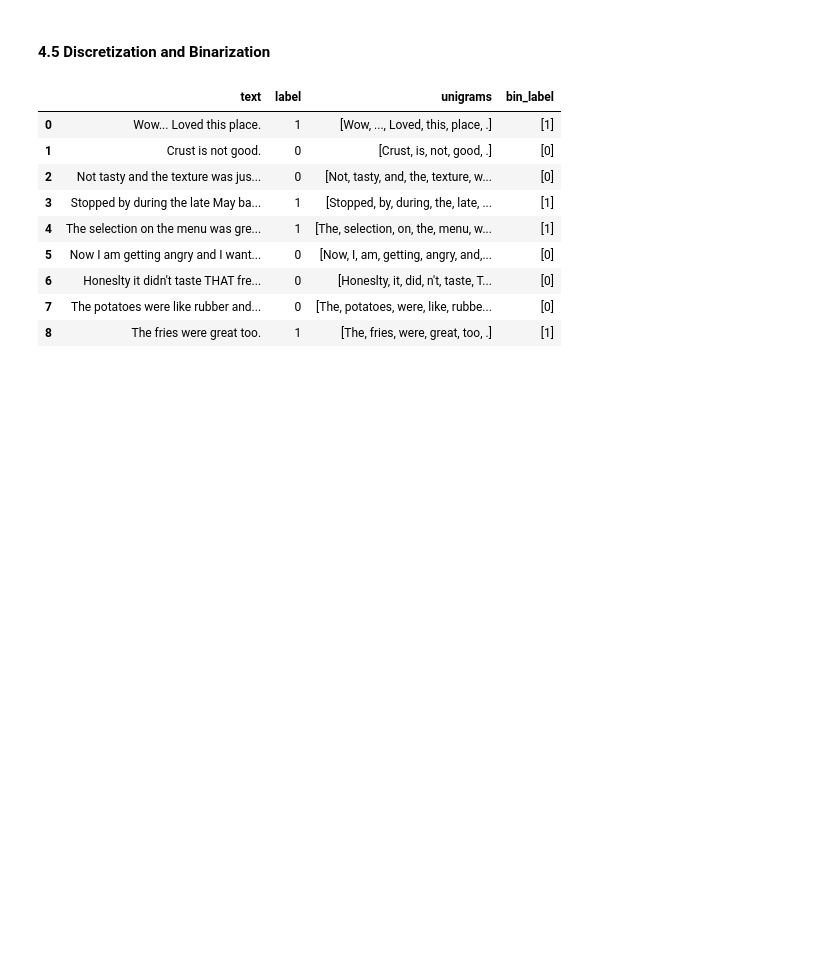
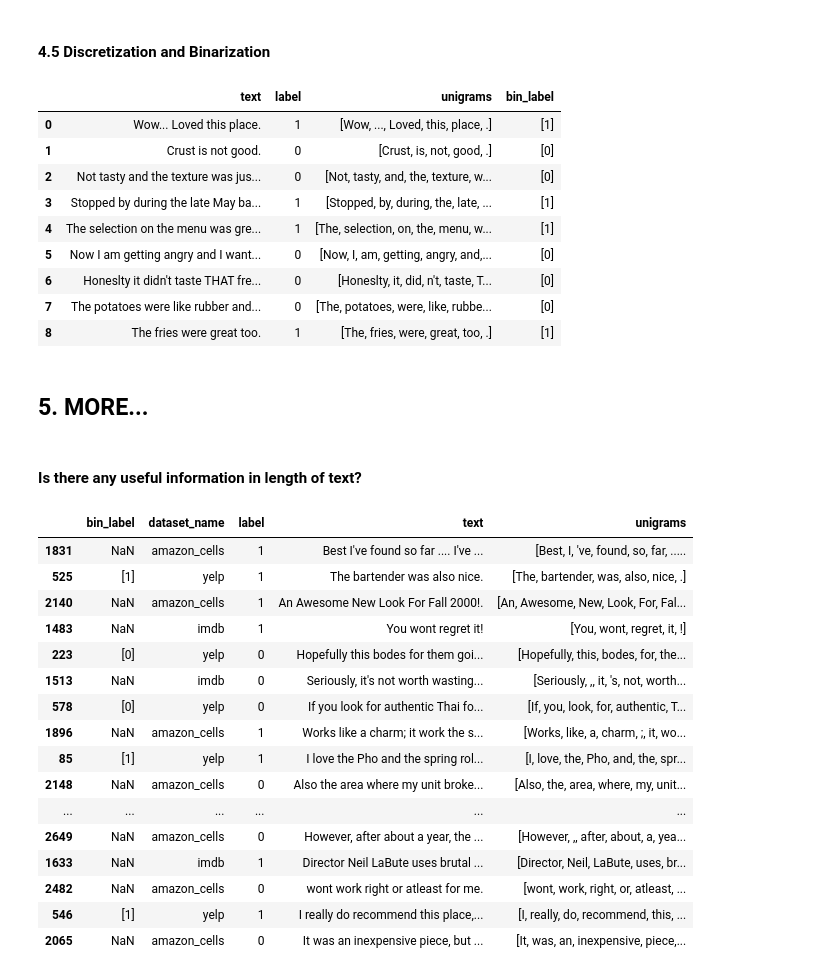
Before and after one commit to changtina/data_mining_hw_1, a Jupyter notebook: 張宜婷_106062585.ipynb, the cells around one changed output. Saved outputs shown, nothing was run; the diff lists cells and outputs as text; code cells hidden in the pictures; blank space fills up the shorter version.

```diff
--- a/張宜婷_106062585.ipynb
+++ b/張宜婷_106062585.ipynb
@@ -693,3 +693,32 @@ df[dataset_name][0:9]
 | 6 | Honeslty it didn't taste THAT fre... | 0 | [Honeslty, it, did, n't, taste, T... | [0] |
 | 7 | The potatoes were like rubber and... | 0 | [The, potatoes, were, like, rubbe... | [0] |
 | 8 | The fries were great too. | 1 | [The, fries, were, great, too, .] | [1] |
+# %% [markdown]
+## 5. MORE...
+# %% [markdown]
+#### Is there any useful information in length of text?
+# %%
+# merge dataset
+for name in dataset_list:
+    df[name]['dataset_name'] = name
+df_all = pd.concat([df['yelp'], df['imdb'], df['amazon_cells']])
+df_all.index = range(df_all.shape[0])
+df_all.sample(n=20)
+# %% [output]
+|  | bin_label | dataset_name | label | text | unigrams |
+| 1831 | NaN | amazon_cells | 1 | Best I've found so far .... I've ... | [Best, I, 've, found, so, far, ..... |
+| 525 | [1] | yelp | 1 | The bartender was also nice. | [The, bartender, was, also, nice, .] |
+| 2140 | NaN | amazon_cells | 1 | An Awesome New Look For Fall 2000!. | [An, Awesome, New, Look, For, Fal... |
+| 1483 | NaN | imdb | 1 | You wont regret it! | [You, wont, regret, it, !] |
+| 223 | [0] | yelp | 0 | Hopefully this bodes for them goi... | [Hopefully, this, bodes, for, the... |
+| 1513 | NaN | imdb | 0 | Seriously, it's not worth wasting... | [Seriously, ,, it, 's, not, worth... |
+| 578 | [0] | yelp | 0 | If you look for authentic Thai fo... | [If, you, look, for, authentic, T... |
+| 1896 | NaN | amazon_cells | 1 | Works like a charm; it work the s... | [Works, like, a, charm, ;, it, wo... |
+| 85 | [1] | yelp | 1 | I love the Pho and the spring rol... | [I, love, the, Pho, and, the, spr... |
+| 2148 | NaN | amazon_cells | 0 | Also the area where my unit broke... | [Also, the, area, where, my, unit... |
+| ... | ... | ... | ... | ... | ... |
+| 2649 | NaN | amazon_cells | 0 | However, after about a year, the ... | [However, ,, after, about, a, yea... |
+| 1633 | NaN | imdb | 1 | Director Neil LaBute uses brutal ... | [Director, Neil, LaBute, uses, br... |
+| 2482 | NaN | amazon_cells | 0 | wont work right or atleast for me. | [wont, work, right, or, atleast, ... |
+| 546 | [1] | yelp | 1 | I really do recommend this place,... | [I, really, do, recommend, this, ... |
+| 2065 | NaN | amazon_cells | 0 | It was an inexpensive piece, but ... | [It, was, an, inexpensive, piece,... |
```
Also changed, not shown: parts of 9 cells of this notebook.
